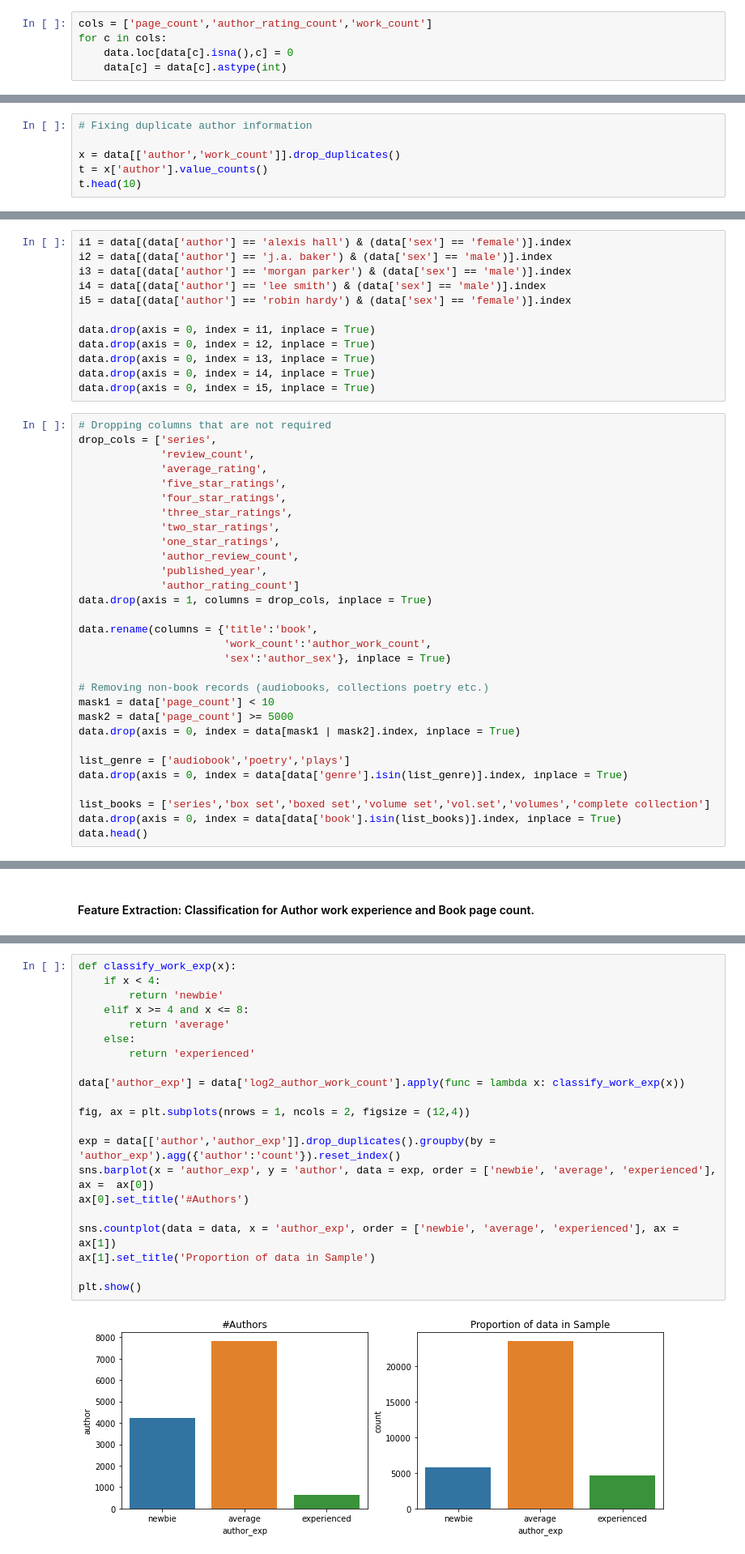
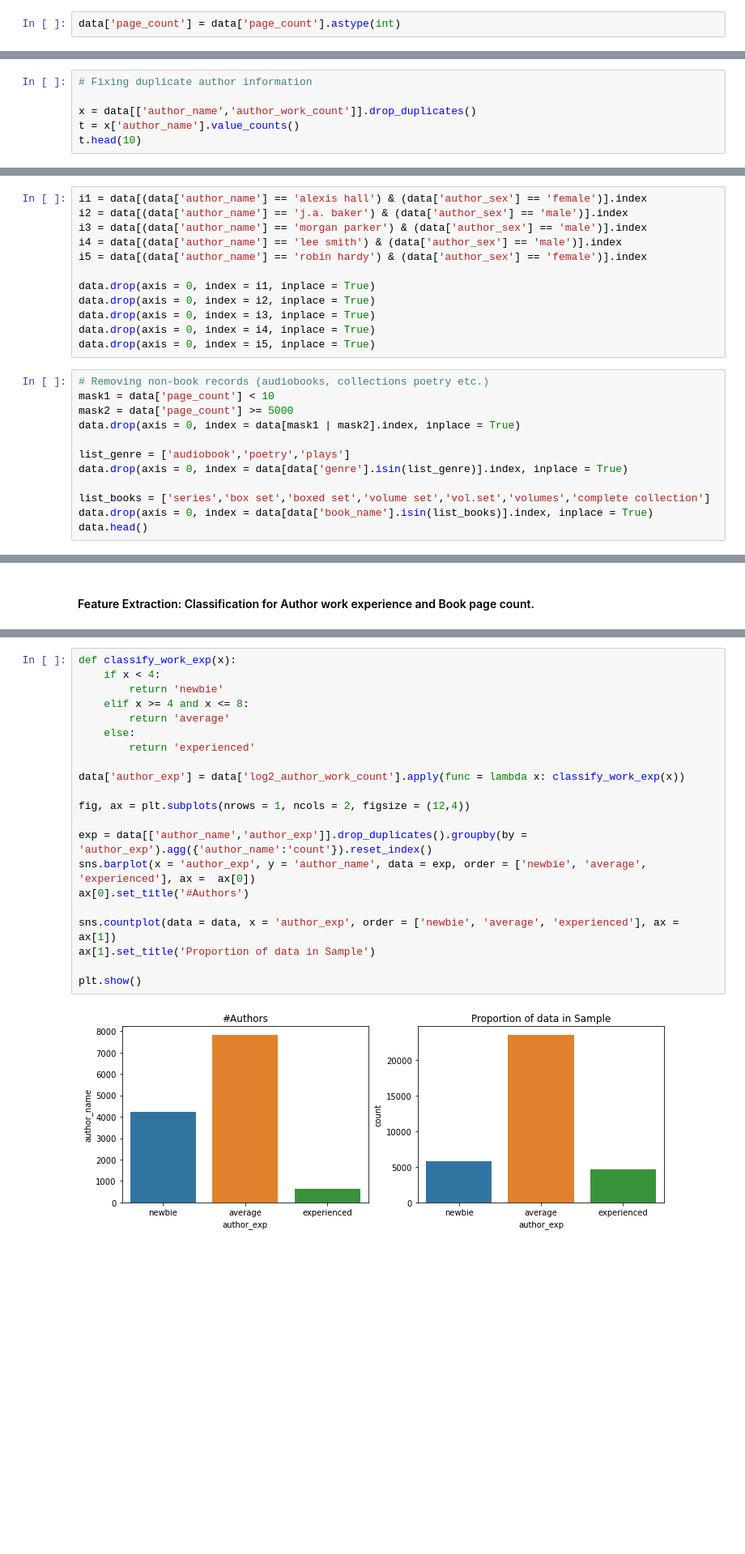
Before and after one commit to ECorpron/Goodreads-Analysis, a Jupyter notebook: 03 Source Codes/03 master_data_processing.ipynb, the cells around one changed output, grey strips where cells are left out. Shown: that part at 81% size. Drawn from its saved outputs; the diff is of its cells as text; blank space fills up the shorter version.

```diff
--- a/03 Source Codes/03 master_data_processing.ipynb
+++ b/03 Source Codes/03 master_data_processing.ipynb
@@ -43,9 +90,6 @@ memory usage: 5.6+ MB
 # %% [markdown]
 #### Type Conversions
 # %%
-cols = ['page_count','author_rating_count','work_count']
-for c in cols:
-    data.loc[data[c].isna(),c] = 0
-    data[c] = data[c].astype(int)
+data['page_count'] = data['page_count'].astype(int)
 # %% [markdown]
 #### Data Cleaning
@@ -52,7 +105,7 @@ for c in cols:
 # %%
 # Fixing duplicate author information
 
-x = data[['author','work_count']].drop_duplicates()
-t = x['author'].value_counts()
+x = data[['author_name','author_work_count']].drop_duplicates()
+t = x['author_name'].value_counts()
 t.head(10)
 # %% [output]
@@ -70,9 +123,9 @@ Name: author, dtype: int64
 # %%
-i1 = data[(data['author'] == 'alexis hall') & (data['sex'] == 'female')].index
-i2 = data[(data['author'] == 'j.a. baker') & (data['sex'] == 'male')].index
-i3 = data[(data['author'] == 'morgan parker') & (data['sex'] == 'male')].index
-i4 = data[(data['author'] == 'lee smith') & (data['sex'] == 'male')].index
-i5 = data[(data['author'] == 'robin hardy') & (data['sex'] == 'female')].index
+i1 = data[(data['author_name'] == 'alexis hall') & (data['author_sex'] == 'female')].index
+i2 = data[(data['author_name'] == 'j.a. baker') & (data['author_sex'] == 'male')].index
+i3 = data[(data['author_name'] == 'morgan parker') & (data['author_sex'] == 'male')].index
+i4 = data[(data['author_name'] == 'lee smith') & (data['author_sex'] == 'male')].index
+i5 = data[(data['author_name'] == 'robin hardy') & (data['author_sex'] == 'female')].index
 
 data.drop(axis = 0, index = i1, inplace = True)
 data.drop(axis = 0, index = i2, inplace = True)
@@ -80,24 +133,6 @@ data.drop(axis = 0, index = i3, inplace = True)
 data.drop(axis = 0, index = i4, inplace = True)
 data.drop(axis = 0, index = i5, inplace = True)
 # %%
-# Dropping columns that are not required
-drop_cols = ['series',
-             'review_count',
-             'average_rating',
-             'five_star_ratings',
-             'four_star_ratings',
-             'three_star_ratings',
-             'two_star_ratings',
-             'one_star_ratings',
-             'author_review_count',
-             'published_year',
-             'author_rating_count']
-data.drop(axis = 1, columns = drop_cols, inplace = True)
-
-data.rename(columns = {'title':'book',
-                       'work_count':'author_work_count',
-                       'sex':'author_sex'}, inplace = True)
-
 # Removing non-book records (audiobooks, collections poetry etc.)
 mask1 = data['page_count'] < 10
 mask2 = data['page_count'] >= 5000
@@ -107,6 +142,6 @@ list_genre = ['audiobook','poetry','plays']
 data.drop(axis = 0, index = data[data['genre'].isin(list_genre)].index, inplace = True)
 
 list_books = ['series','box set','boxed set','volume set','vol.set','volumes','complete collection']
-data.drop(axis = 0, index = data[data['book'].isin(list_books)].index, inplace = True)
+data.drop(axis = 0, index = data[data['book_name'].isin(list_books)].index, inplace = True)
 data.head()
 # %% [output]
@@ -147,26 +182,26 @@ plt.show()
 # %%
 def classify_work_exp(x):
     if x < 4:
         return 'newbie'
     elif x >= 4 and x <= 8:
         return 'average'
     else:
         return 'experienced'
 
 data['author_exp'] = data['log2_author_work_count'].apply(func = lambda x: classify_work_exp(x))
 
 fig, ax = plt.subplots(nrows = 1, ncols = 2, figsize = (12,4))
 
-exp = data[['author','author_exp']].drop_duplicates().groupby(by = 'author_exp').agg({'author':'count'}).reset_index()
-sns.barplot(x = 'author_exp', y = 'author', data = exp, order = ['newbie', 'average', 'experienced'], ax =  ax[0])
+exp = data[['author_name','author_exp']].drop_duplicates().groupby(by = 'author_exp').agg({'author_name':'count'}).reset_index()
+sns.barplot(x = 'author_exp', y = 'author_name', data = exp, order = ['newbie', 'average', 'experienced'], ax =  ax[0])
 ax[0].set_title('#Authors')
 
 sns.countplot(data = data, x = 'author_exp', order = ['newbie', 'average', 'experienced'], ax = ax[1])
 ax[1].set_title('Proportion of data in Sample')
 
 plt.show()
 # %% [output]
-[figure, old version]
+[figure, new version]
 # %%
 #3. Book Size
 
```
Also changed, not shown: parts of 11 cells of this notebook, 7 other files.
